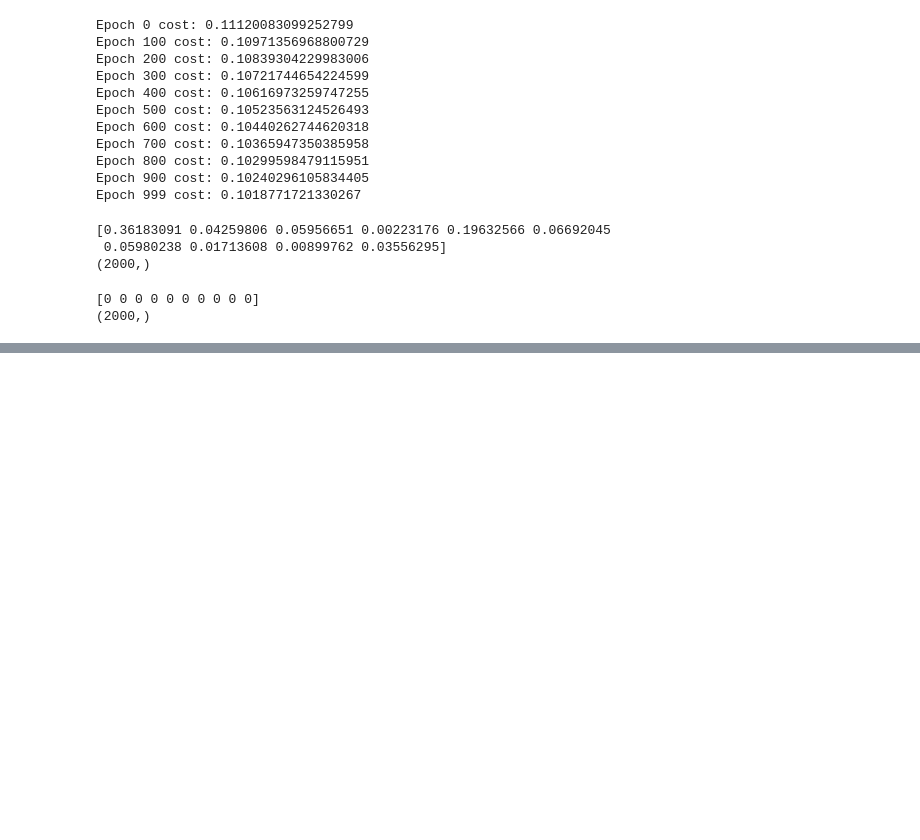
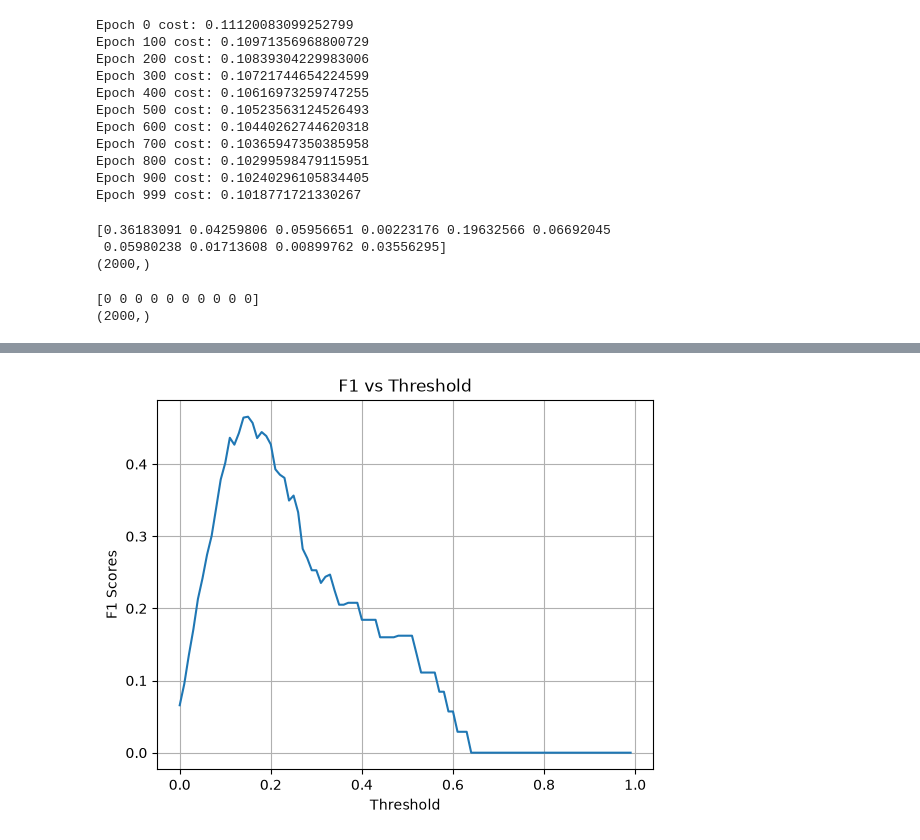
Before and after one commit to Keshi-cmd/Predictive-Maintenance, a Jupyter notebook: notebooks/02_baseline_models.ipynb, the cells around one changed output, grey strips where cells are left out. Drawn from its saved outputs; the diff is of its cells as text; code cells hidden in the pictures; blank space fills up the shorter version.

```diff
--- a/notebooks/02_baseline_models.ipynb
+++ b/notebooks/02_baseline_models.ipynb
@@ -101,0 +106,10 @@ print(y_pred.shape)
+# %%
+cm = confusion_matrix(y_test, y_pred)
+p = precision(y_test, y_pred)
+r = recall(y_test, y_pred)
+f1 = f1_score(y_test, y_pred)
+
+print(cm)
+print("Precision:", p)
+print("Recall:", r)
+print("F1:", f1)
@@ -101,0 +144,8 @@ print(y_pred.shape)
+# %%
+thresholds = np.arange(0.00, 1, 0.01)
+# %%
+f1_scores = []
+for threshold in thresholds:
+    y_pred_test = (prob > threshold).astype(int)
+    f1 = f1_score(y_test, y_pred_test)
+    f1_scores.append(f1)
@@ -101,0 +176,9 @@ print(y_pred.shape)
+# %%
+plt.plot(thresholds, f1_scores)
+plt.title("F1 vs Threshold")
+plt.xlabel("Threshold")
+plt.ylabel("F1 Scores")
+plt.grid()
+plt.show()
+# %% [output]
+[figure, added]
```
Also changed, not shown: parts of 12 cells of this notebook, 3 other files.
